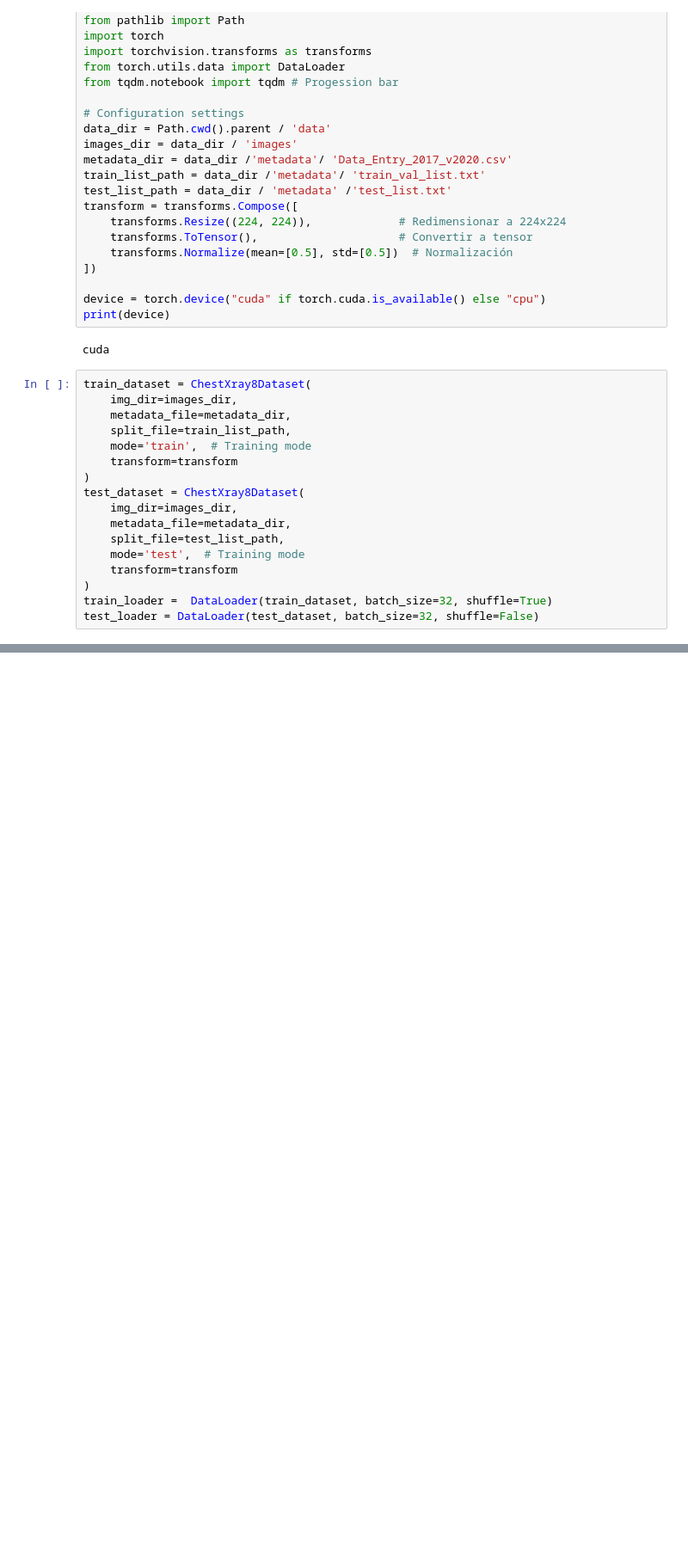
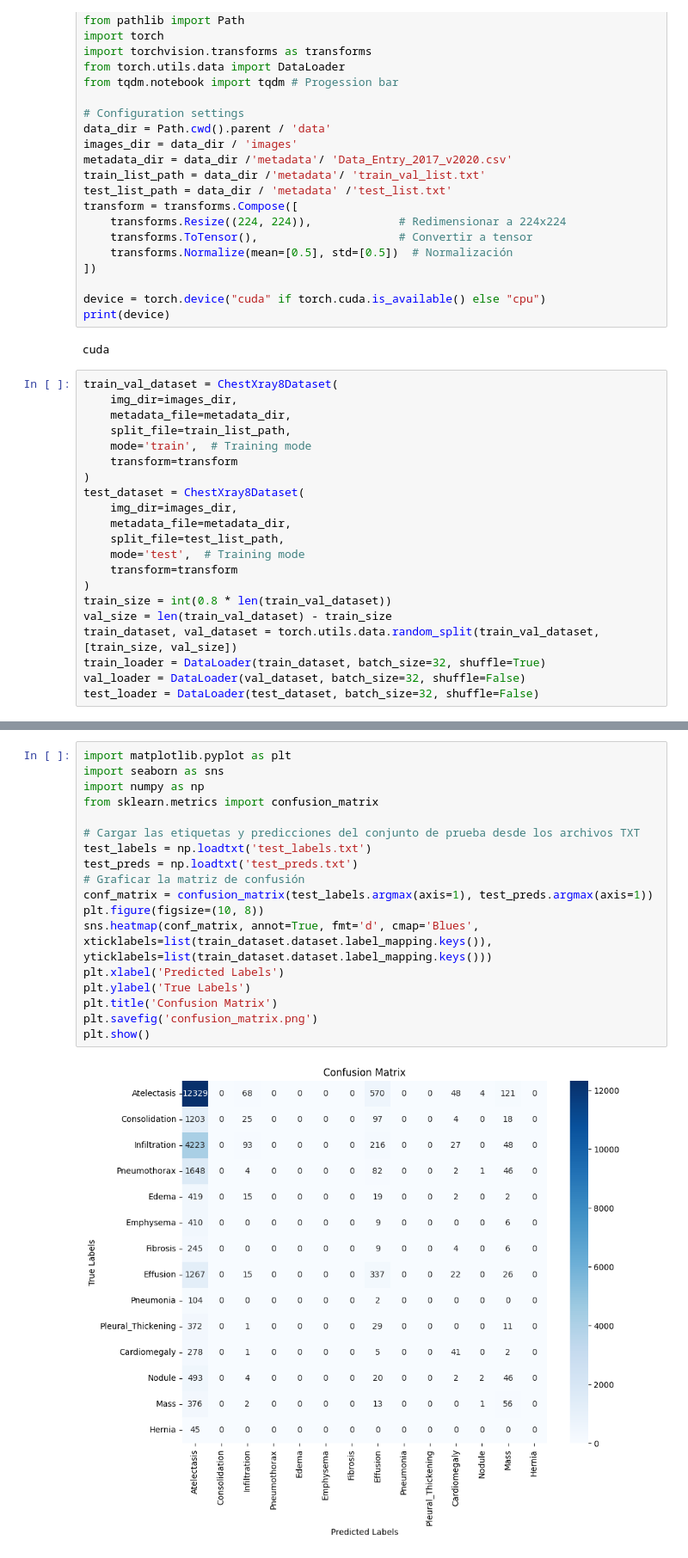
Before and after one commit to RodriguezMarta/ChestX-ray8_classification, a Jupyter notebook: notebooks/02_RestNet50.ipynb, the cells around one changed output, grey strips where cells are left out. Shown at 86% size. Cells and saved outputs as stored; diff of their text form; blank space fills up the shorter version.

```diff
--- a/notebooks/02_RestNet50.ipynb
+++ b/notebooks/02_RestNet50.ipynb
@@ -33,7 +33,7 @@ print(device)
 # %% [output]
 cuda
 # %%
-train_dataset = ChestXray8Dataset(
+train_val_dataset = ChestXray8Dataset(
     img_dir=images_dir,
     metadata_file=metadata_dir,
     split_file=train_list_path,
@@ -47,5 +47,9 @@ test_dataset = ChestXray8Dataset(
     mode='test',  # Training mode
     transform=transform
 )
-train_loader =  DataLoader(train_dataset, batch_size=32, shuffle=True)
+train_size = int(0.8 * len(train_val_dataset))
+val_size = len(train_val_dataset) - train_size
+train_dataset, val_dataset = torch.utils.data.random_split(train_val_dataset, [train_size, val_size])
+train_loader = DataLoader(train_dataset, batch_size=32, shuffle=True)
+val_loader = DataLoader(val_dataset, batch_size=32, shuffle=False)
 test_loader = DataLoader(test_dataset, batch_size=32, shuffle=False)
@@ -79,0 +201,20 @@ RuntimeError: Input type (torch.cuda.FloatTensor) and weight type (torch.FloatTe
+# %%
+import matplotlib.pyplot as plt
+import seaborn as sns
+import numpy as np
+from sklearn.metrics import confusion_matrix
+
+# Cargar las etiquetas y predicciones del conjunto de prueba desde los archivos TXT
+test_labels = np.loadtxt('test_labels.txt')
+test_preds = np.loadtxt('test_preds.txt')
+# Graficar la matriz de confusión
+conf_matrix = confusion_matrix(test_labels.argmax(axis=1), test_preds.argmax(axis=1))
+plt.figure(figsize=(10, 8))
+sns.heatmap(conf_matrix, annot=True, fmt='d', cmap='Blues', xticklabels=list(train_dataset.dataset.label_mapping.keys()), yticklabels=list(train_dataset.dataset.label_mapping.keys()))
+plt.xlabel('Predicted Labels')
+plt.ylabel('True Labels')
+plt.title('Confusion Matrix')
+plt.savefig('confusion_matrix.png')
+plt.show()
+# %% [output]
+[figure, added]
```
Also changed, not shown: parts of 6 cells of this notebook, 16 other files.
